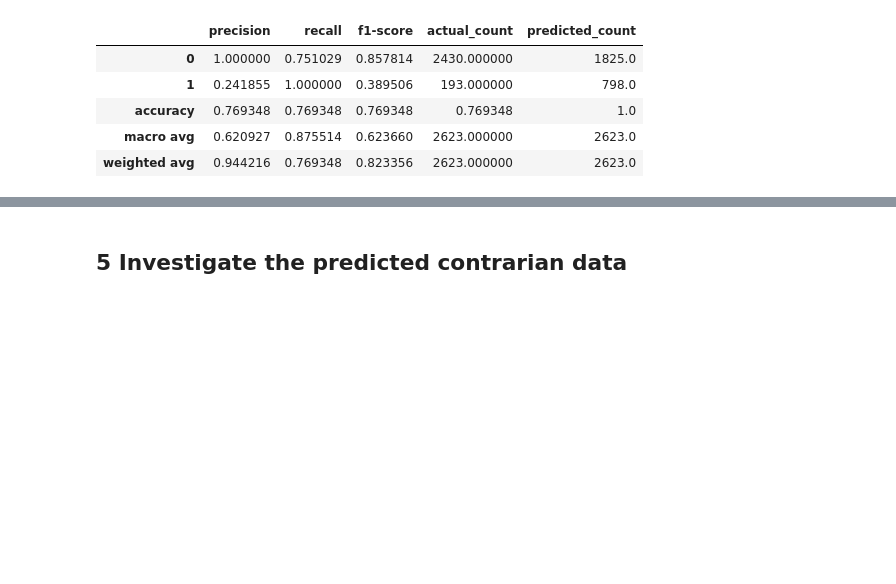
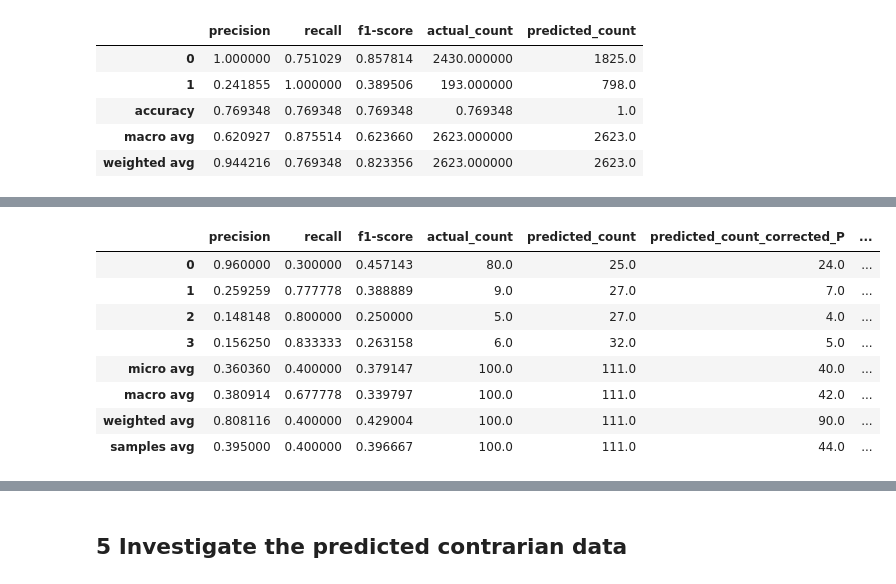
Before and after one commit to MirjamOdile/contrarian-discourses-against-cap-and-trade, a Jupyter notebook: Code/07 Inference exploration.ipynb, the cells around one changed output, grey strips where cells are left out. Saved outputs shown, nothing was run; the diff lists cells and outputs as text; code cells hidden in the pictures; blank space fills up the shorter version.

```diff
--- a/Code/07 Inference exploration.ipynb
+++ b/Code/07 Inference exploration.ipynb
@@ -645,0 +907,12 @@ cii_report_exploded_binary
+# %%
+# Subset the democratic MOC data
+
+# All
+dems = moc[moc.MoC_Party == "D"]
+
+# Sample
+dems_sample = moc_sample[moc_sample.id.isin(dems.id)]
+dems_sample = dems_sample.drop(["weight"], axis = 1)
+
+# Labelled
+dems_labelled = moc_labelled[moc_labelled.id.isin(dems.id)]
@@ -645,0 +954,10 @@ cii_report_exploded_binary
+# %%
+# Drop the [0, 1, 1, 1] predictions as this seems to be extremely rare, even in the predictions an inexistent in the labelled data and a weight of inf will bias the data
+
+dems_weights = dems_weights.drop([6]).reset_index(drop = True)
+# %%
+# Merge the weights with the sample
+dems_sample["matching_labels"] = dems_sample.predicted_labels_roberta.astype(str)
+dems_sample = dems_sample.merge(dems_weights.iloc[:, 3:5], on = "matching_labels", how="left")
+dems_sample.drop(columns=["matching_labels"], inplace=True)
+dems_sample.head()
@@ -645,0 +1017,25 @@ cii_report_exploded_binary
+# %%
+# Extract the classification report to a dataframe for the sample MOC data and calculate the model bias corrected predicted counts
+dems_report = pd.DataFrame(classification_report(dems_labelled.labels.values.tolist(),
+                                                dems_sample.predicted_labels_roberta.values.tolist(), output_dict=True)).transpose()
+# Add the predicted and actual counts
+dems_report["predicted_count"] = pd.DataFrame(classification_report(dems_sample.predicted_labels_roberta.values.tolist(), dems_sample.predicted_labels_roberta.values.tolist(), output_dict=True)).transpose()["support"]
+dems_report.rename(columns={"support": "actual_count"}, inplace=True)
+
+# Correct the predicted count with precision
+dems_report["predicted_count_corrected_P"] = round(dems_report["predicted_count"] * dems_report["precision"])
+
+# Correct the predicted count with precision and recall
+dems_report["predicted_count_corrected_PR"] = round(dems_report["predicted_count"] * dems_report["precision"] / dems_report["recall"])
+
+dems_report
+# %% [output]
+|  | precision | recall | f1-score | actual_count | predicted_count | predicted_count_corrected_P | ... |
+| 0 | 0.960000 | 0.300000 | 0.457143 | 80.0 | 25.0 | 24.0 | ... |
+| 1 | 0.259259 | 0.777778 | 0.388889 | 9.0 | 27.0 | 7.0 | ... |
+| 2 | 0.148148 | 0.800000 | 0.250000 | 5.0 | 27.0 | 4.0 | ... |
+| 3 | 0.156250 | 0.833333 | 0.263158 | 6.0 | 32.0 | 5.0 | ... |
+| micro avg | 0.360360 | 0.400000 | 0.379147 | 100.0 | 111.0 | 40.0 | ... |
+| macro avg | 0.380914 | 0.677778 | 0.339797 | 100.0 | 111.0 | 42.0 | ... |
+| weighted avg | 0.808116 | 0.400000 | 0.429004 | 100.0 | 111.0 | 90.0 | ... |
+| samples avg | 0.395000 | 0.400000 | 0.396667 | 100.0 | 111.0 | 44.0 | ... |
```
Also changed, not shown: parts of 53 cells of this notebook, 3 other files.
